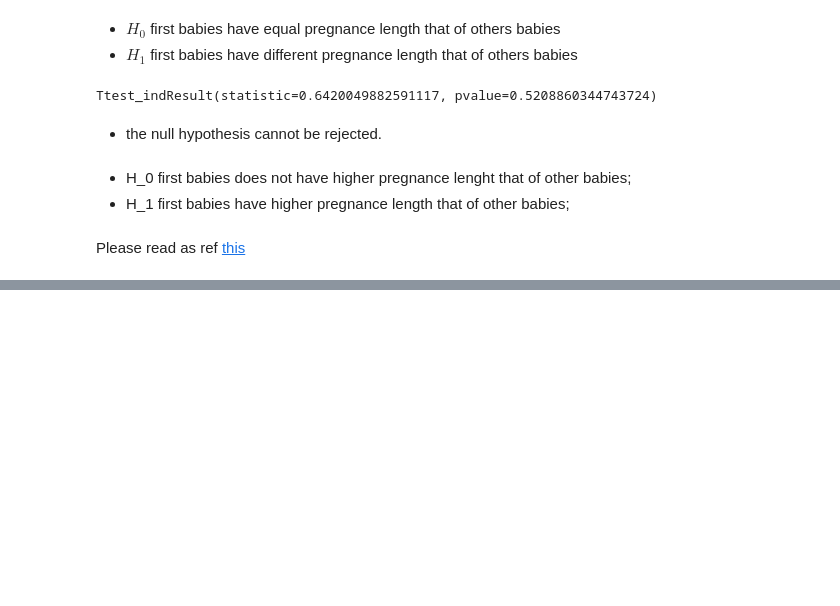
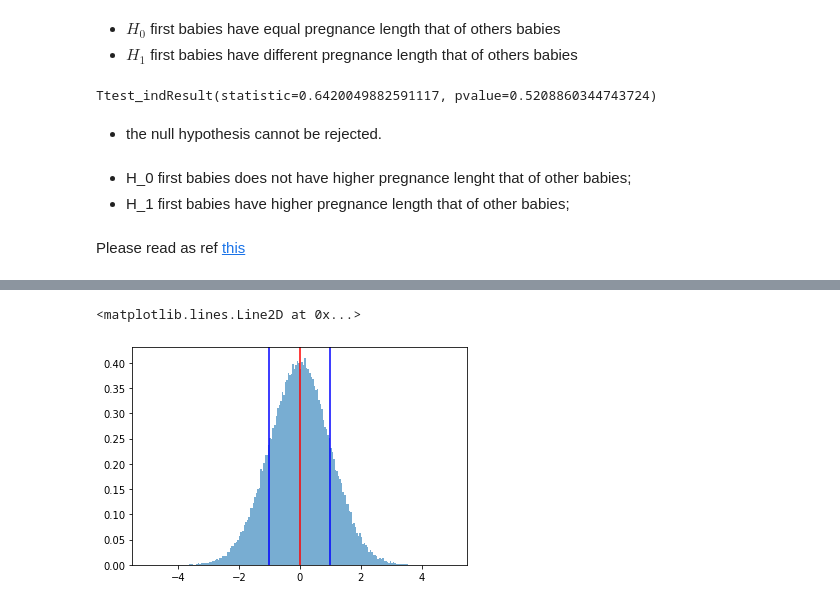
Before and after one commit to valdirsalustino/mentorship, a Jupyter notebook: statistics/rw_statistics_01.ipynb, the cells around one changed output, grey strips where cells are left out. Drawn from its saved outputs; the diff is of its cells as text; code cells hidden in the pictures; blank space fills up the shorter version.

```diff
--- a/statistics/rw_statistics_01.ipynb
+++ b/statistics/rw_statistics_01.ipynb
@@ -598,0 +664,3 @@ Please read as ref [this](https://machinelearningmastery.com/statistical-hypothe
+# %%
+# normalize the distribution to make it centered in zero and standard deviation = 1
+values = (values-values.mean())/values.std()
@@ -598,0 +672,10 @@ Please read as ref [this](https://machinelearningmastery.com/statistical-hypothe
+# %%
+fig = plt.figure()
+ax = fig.add_subplot(111)
+hist_values, bins, _ = ax.hist(values, range=(-5,5), bins=200, density=True, alpha=0.6)
+ax.add_line(mlines.Line2D([0,0], [0, ax.get_ylim()[1]], color='r'))
+ax.add_line(mlines.Line2D([0-1,0-1], [0, ax.get_ylim()[1]], color='b'))
+ax.add_line(mlines.Line2D([0+1,0+1], [0, ax.get_ylim()[1]], color='b'))
+# %% [output]
+<matplotlib.lines.Line2D at 0x...>
+[figure, added]
```
Also changed, not shown: parts of 42 cells of this notebook.
